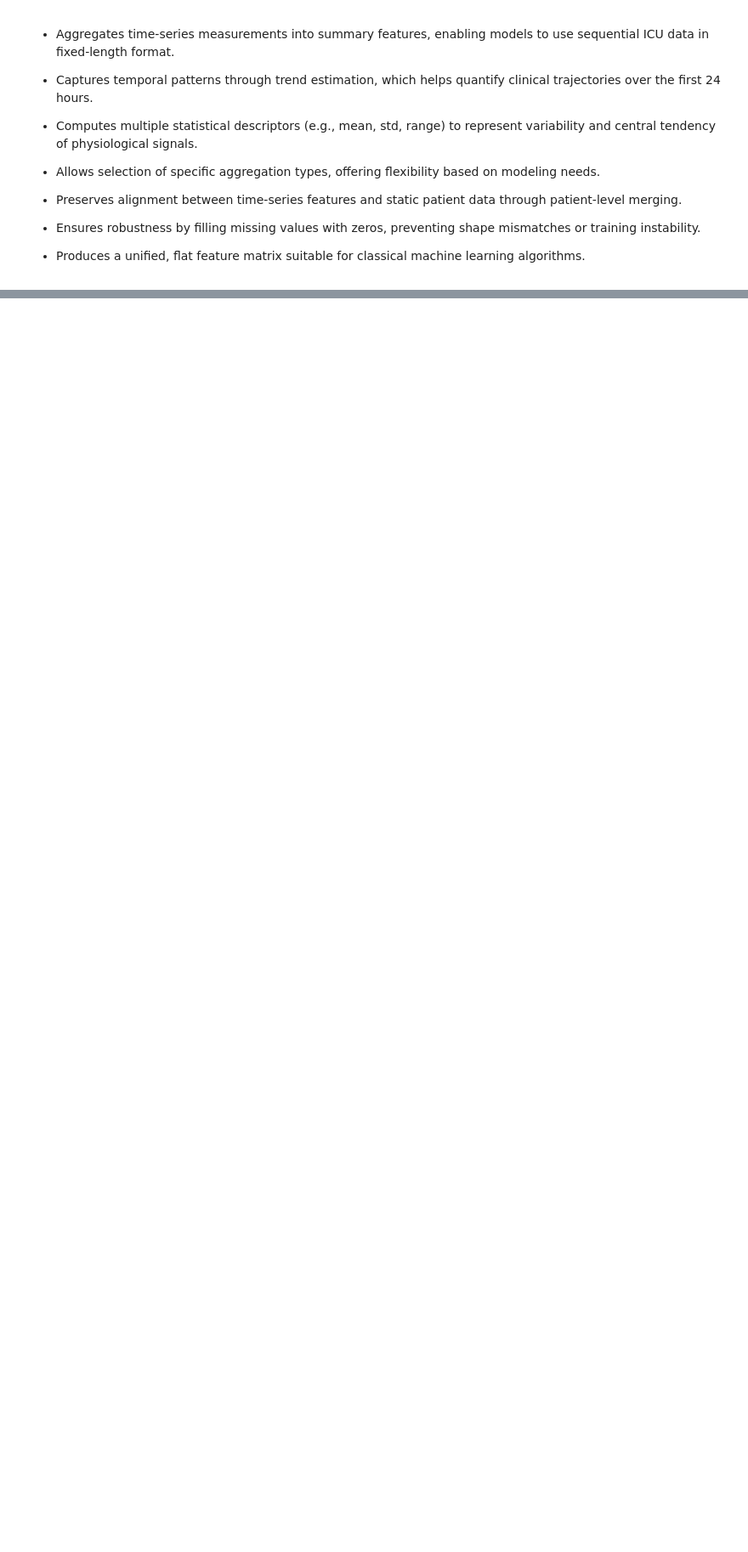
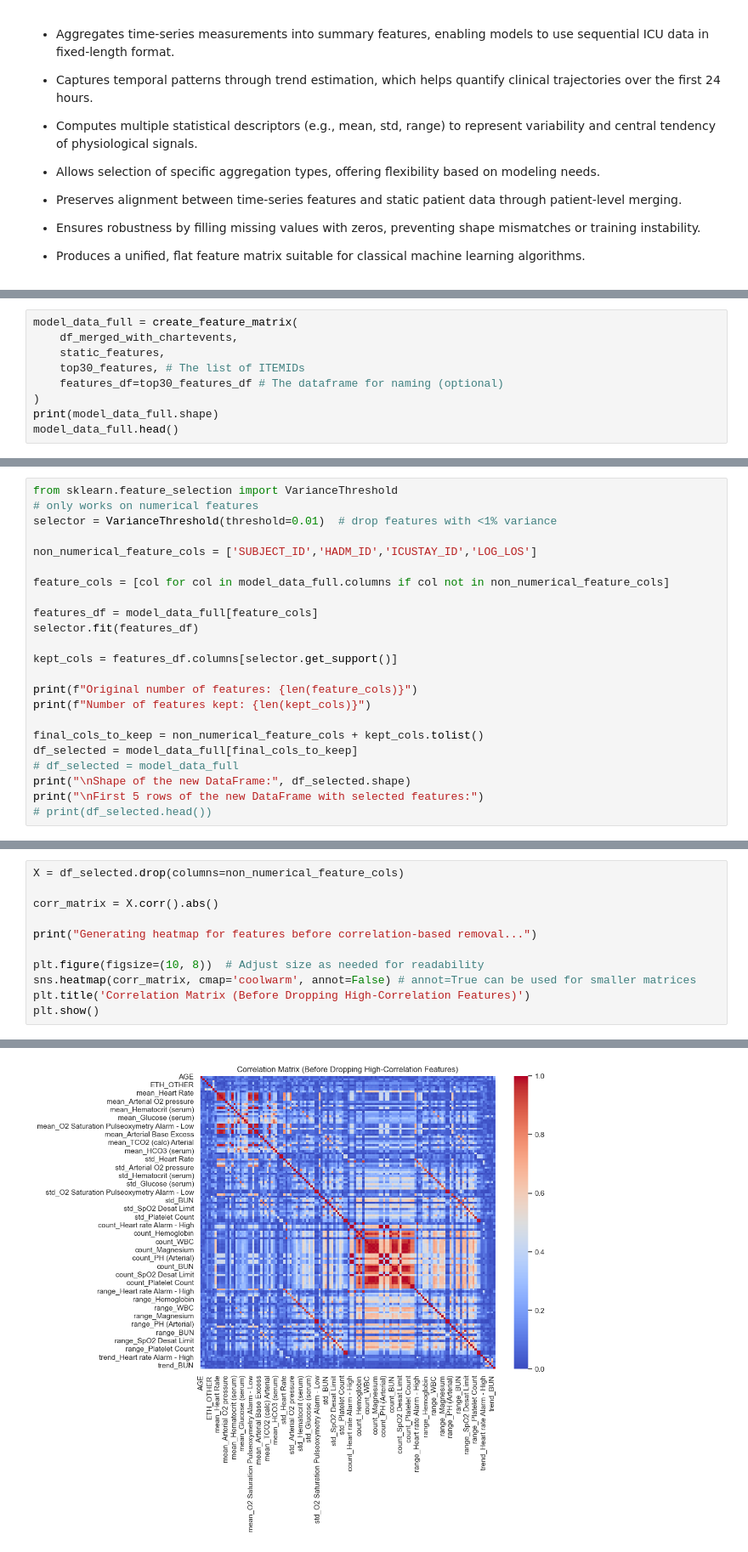
Before and after one commit to Francesinhas/mimic3-length-of-stay-prediction, a Jupyter notebook: report.ipynb, the cells around one changed output, grey strips where cells are left out. Shown at 85% size. Cells and saved outputs as stored; diff of their text form; blank space fills up the shorter version.

```diff
--- a/report.ipynb
+++ b/report.ipynb
@@ -722,0 +778,9 @@ top_10_items_v1 = [220045, 220210, 220277, 220052, 220050, 220051, 223835, 22033
+# %%
+model_data_full = create_feature_matrix(
+    df_merged_with_chartevents,
+    static_features,
+    top30_features, # The list of ITEMIDs
+    features_df=top30_features_df # The dataframe for naming (optional)
+)
+print(model_data_full.shape)
+model_data_full.head()
@@ -722,0 +812,23 @@ top_10_items_v1 = [220045, 220210, 220277, 220052, 220050, 220051, 223835, 22033
+# %%
+from sklearn.feature_selection import VarianceThreshold
+# only works on numerical features
+selector = VarianceThreshold(threshold=0.01)  # drop features with <1% variance
+
+non_numerical_feature_cols = ['SUBJECT_ID','HADM_ID','ICUSTAY_ID','LOG_LOS']
+
+feature_cols = [col for col in model_data_full.columns if col not in non_numerical_feature_cols]
+
+features_df = model_data_full[feature_cols]
+selector.fit(features_df)
+
+kept_cols = features_df.columns[selector.get_support()]
+
+print(f"Original number of features: {len(feature_cols)}")
+print(f"Number of features kept: {len(kept_cols)}")
+
+final_cols_to_keep = non_numerical_feature_cols + kept_cols.tolist()
+df_selected = model_data_full[final_cols_to_keep]
+# df_selected = model_data_full
+print("\nShape of the new DataFrame:", df_selected.shape)
+print("\nFirst 5 rows of the new DataFrame with selected features:")
+# print(df_selected.head())
@@ -722,0 +881,12 @@ top_10_items_v1 = [220045, 220210, 220277, 220052, 220050, 220051, 223835, 22033
+# %%
+X = df_selected.drop(columns=non_numerical_feature_cols)
+
+corr_matrix = X.corr().abs()
+
+print("Generating heatmap for features before correlation-based removal...")
+
+plt.figure(figsize=(10, 8))  # Adjust size as needed for readability
+sns.heatmap(corr_matrix, cmap='coolwarm', annot=False) # annot=True can be used for smaller matrices
+plt.title('Correlation Matrix (Before Dropping High-Correlation Features)')
+plt.show()
+# %% [output]
@@ -722,0 +894 @@ top_10_items_v1 = [220045, 220210, 220277, 220052, 220050, 220051, 223835, 22033
+[figure, added]
```
Also changed, not shown: parts of 54 cells of this notebook, 1 other file.
